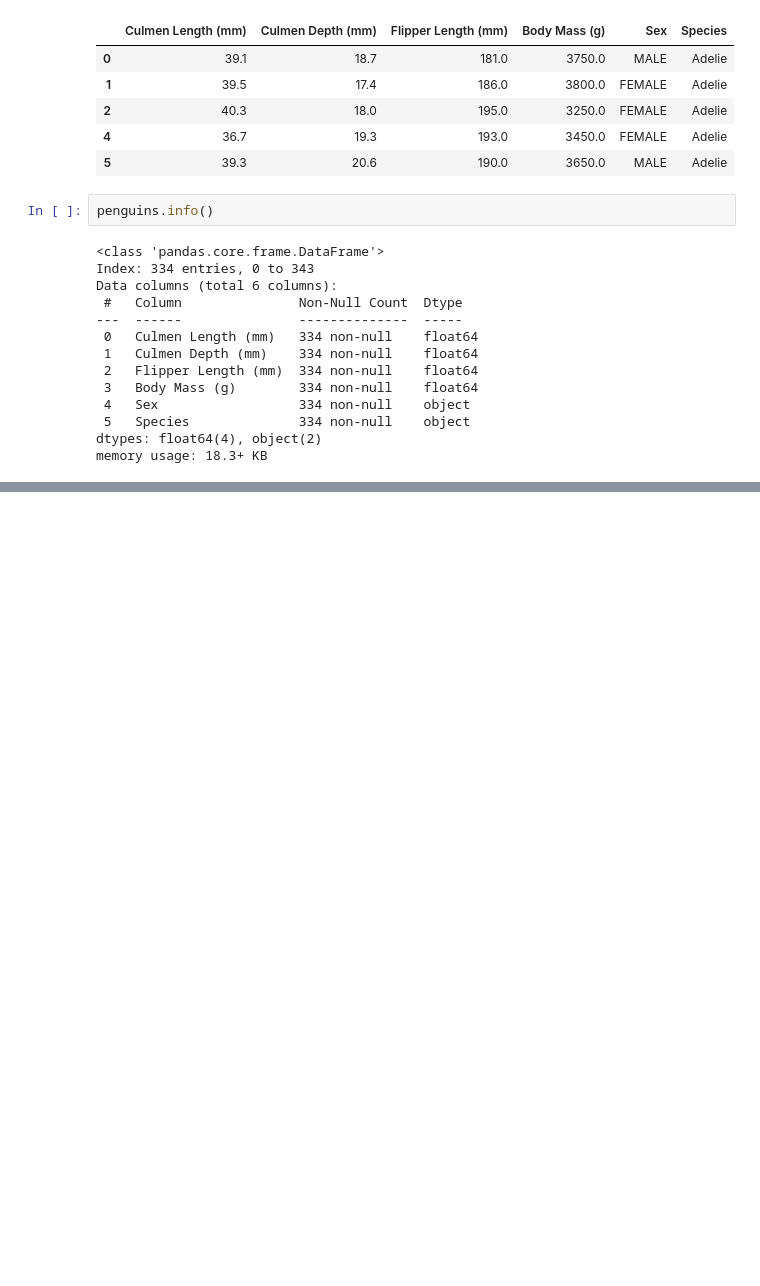
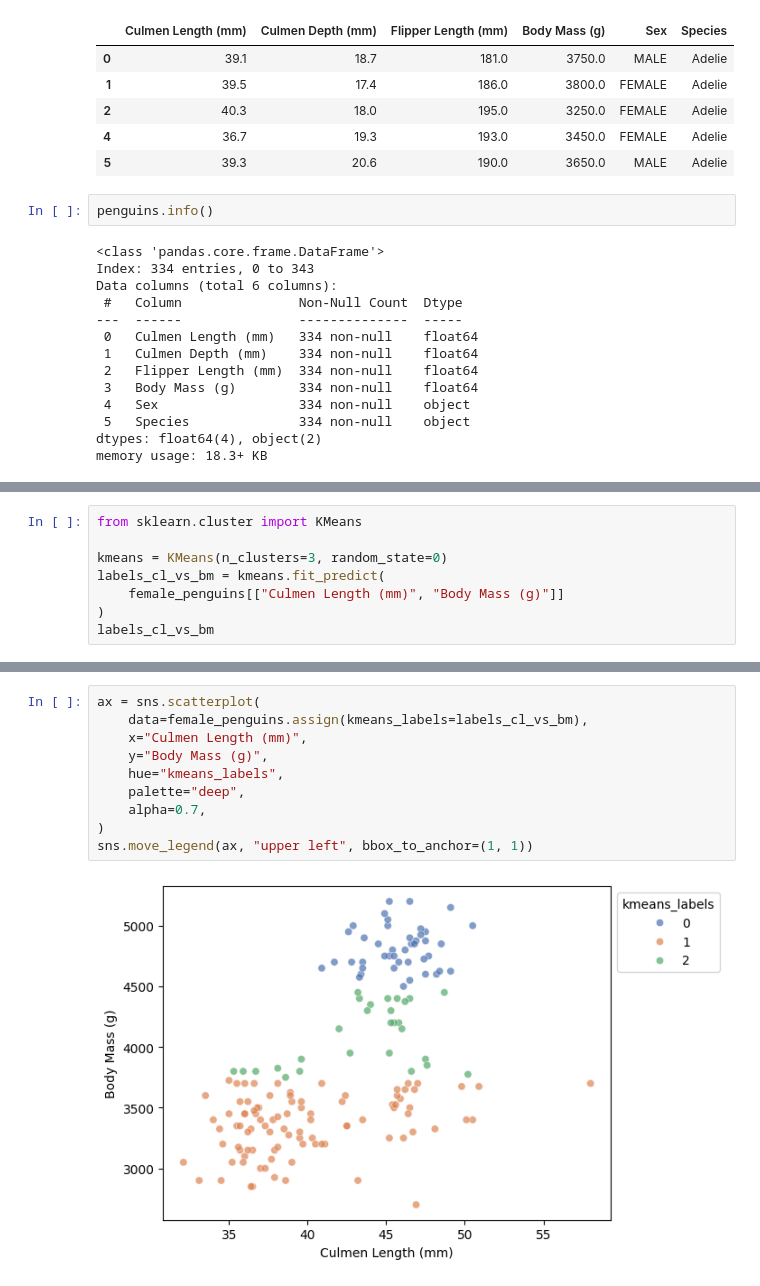
Before and after one commit to DavidGuzzi/inria, a Jupyter notebook: unsupervised.ipynb, the cells around one changed output, grey strips where cells are left out. Cells and saved outputs as stored; diff of their text form; blank space fills up the shorter version.

```diff
--- a/unsupervised.ipynb
+++ b/unsupervised.ipynb
@@ -37,0 +52,8 @@ memory usage: 18.3+ KB
+# %%
+from sklearn.cluster import KMeans
+
+kmeans = KMeans(n_clusters=3, random_state=0)
+labels_cl_vs_bm = kmeans.fit_predict(
+    female_penguins[["Culmen Length (mm)", "Body Mass (g)"]]
+)
+labels_cl_vs_bm
@@ -37,0 +77,12 @@ memory usage: 18.3+ KB
+# %%
+ax = sns.scatterplot(
+    data=female_penguins.assign(kmeans_labels=labels_cl_vs_bm),
+    x="Culmen Length (mm)",
+    y="Body Mass (g)",
+    hue="kmeans_labels",
+    palette="deep",
+    alpha=0.7,
+)
+sns.move_legend(ax, "upper left", bbox_to_anchor=(1, 1))
+# %% [output]
+[figure, added]
```
Also changed, not shown: parts of 7 cells of this notebook.
